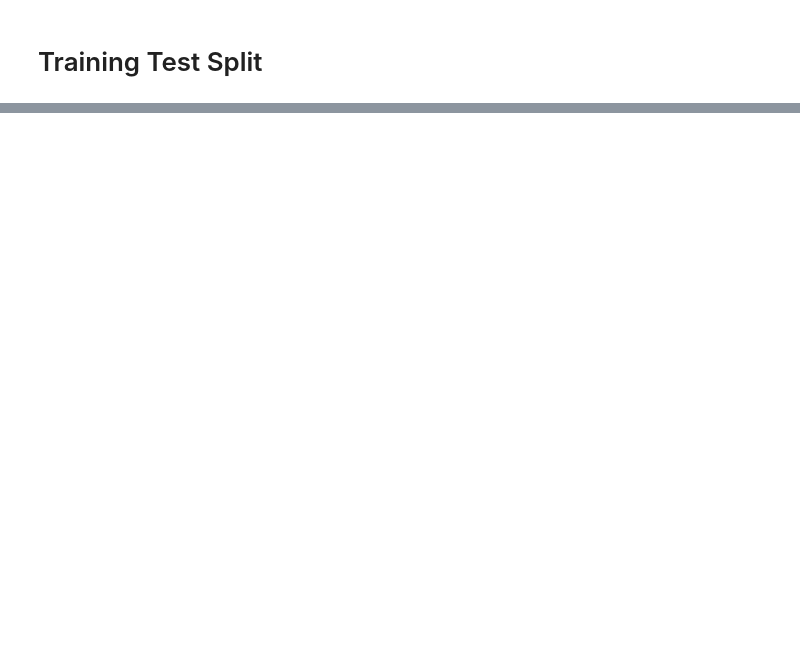
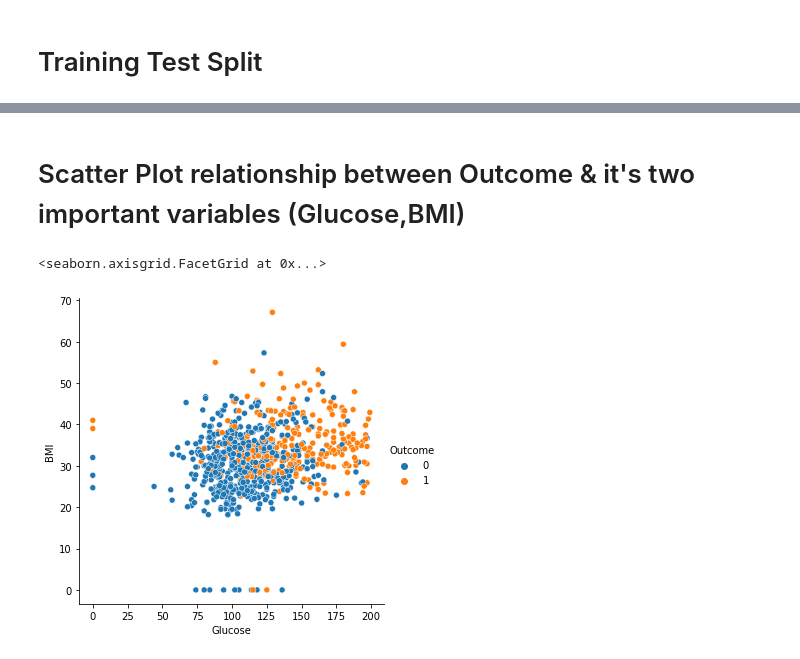
Before and after one commit to NafisTanjim/Diabetes-Prediction, a Jupyter notebook: MY ML.ipynb, the cells around one changed output, grey strips where cells are left out. Cells and saved outputs as stored; diff of their text form; code cells hidden in the pictures; blank space fills up the shorter version.

```diff
--- a/MY ML.ipynb
+++ b/MY ML.ipynb
@@ -79,0 +207,7 @@ LogisticRegression()
+# %% [markdown]
+# Scatter Plot relationship between Outcome & it's two important variables (Glucose,BMI)
+# %%
+sns.relplot( x = 'Glucose', y = 'BMI', hue = 'Outcome', data = diabetes)
+# %% [output]
+<seaborn.axisgrid.FacetGrid at 0x...>
+[figure, added]
```
Also changed, not shown: parts of 45 cells of this notebook.
